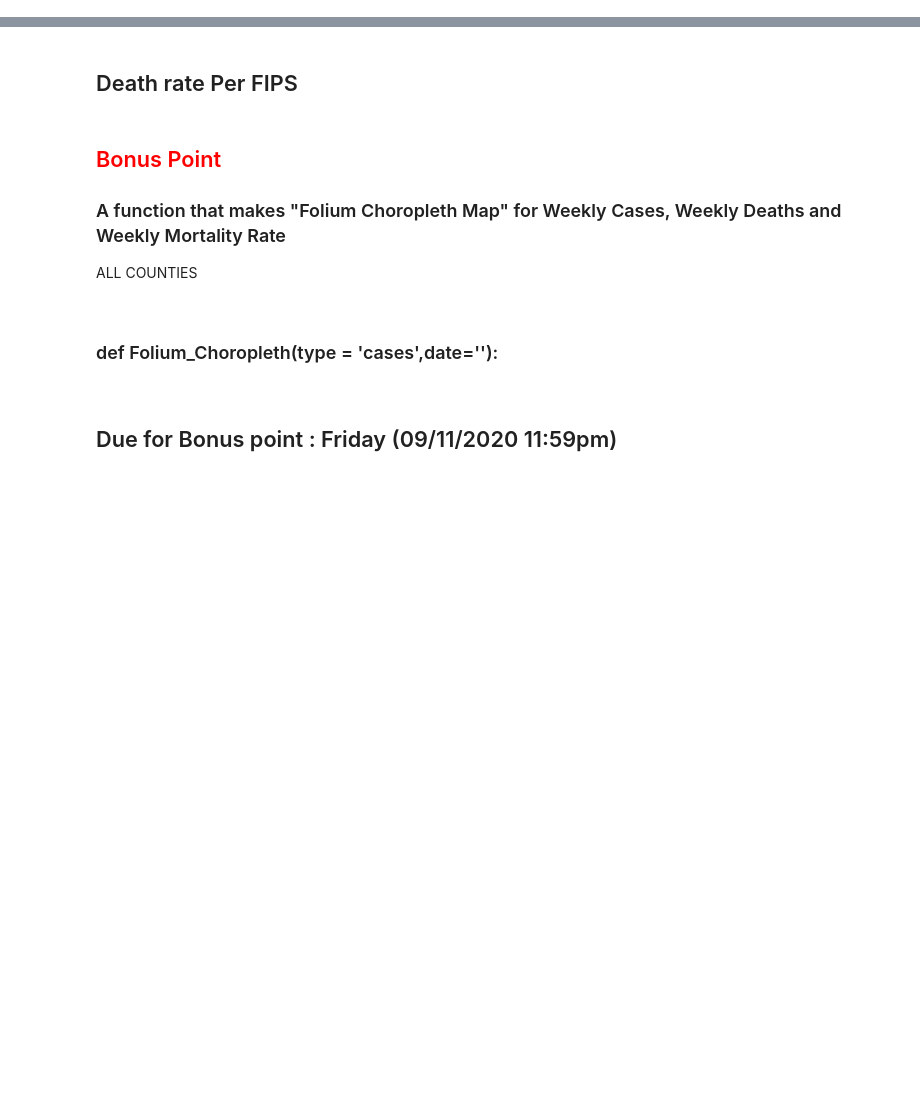
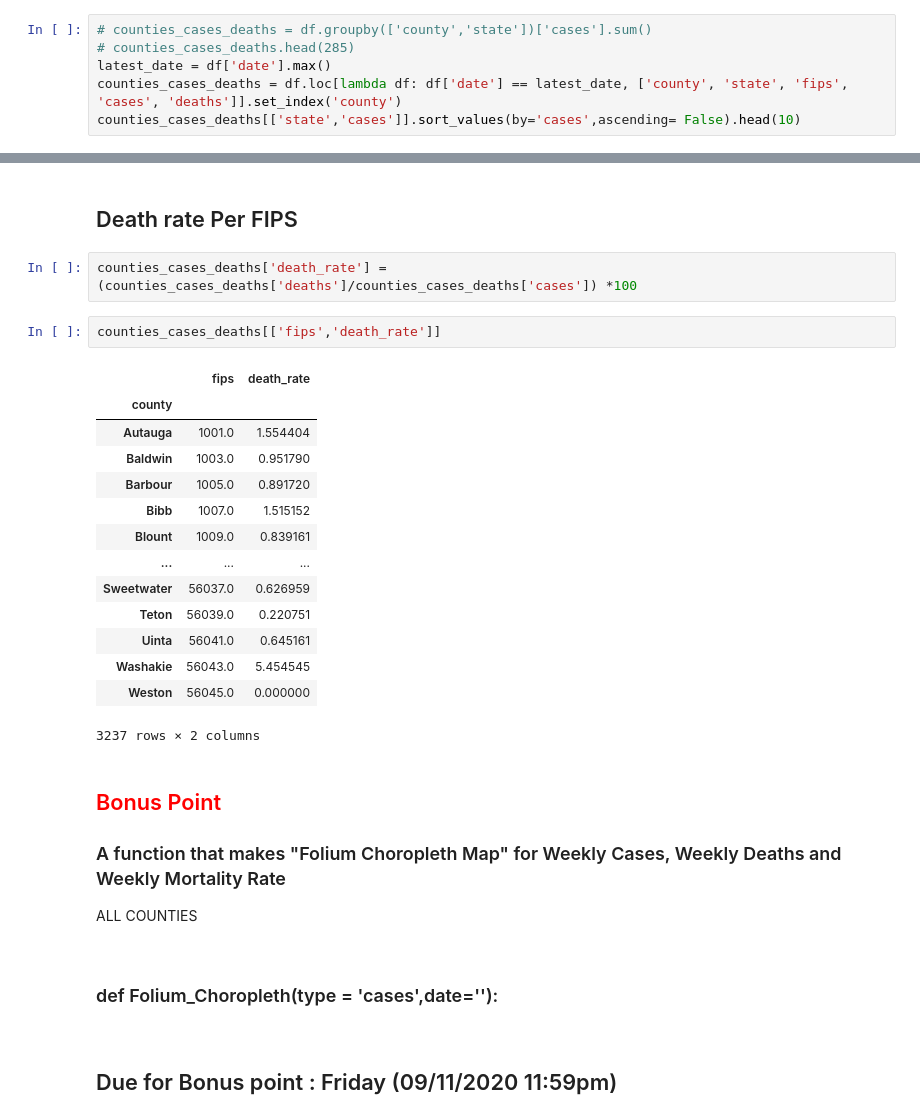
Before and after one commit to pardeep0161/DataVizFall2020_Colab, a Jupyter notebook: Class_Activity_Lec03.ipynb, the cells around one changed output, grey strips where cells are left out. Drawn from its saved outputs; the diff is of its cells as text; blank space fills up the shorter version.

````diff
--- a/Class_Activity_Lec03.ipynb
+++ b/Class_Activity_Lec03.ipynb
@@ -71,3 +100,9 @@ ADD CODE HERE - (4)
 ```
 # This is formatted as code
 ```
+# %%
+# counties_cases_deaths = df.groupby(['county','state'])['cases'].sum()
+# counties_cases_deaths.head(285)
+latest_date = df['date'].max()
+counties_cases_deaths = df.loc[lambda df: df['date'] == latest_date, ['county', 'state', 'fips', 'cases', 'deaths']].set_index('county')
+counties_cases_deaths[['state','cases']].sort_values(by='cases',ascending= False).head(10)
@@ -74,5 +137,24 @@ ADD CODE HERE - (4)
 # %% [markdown]
 ## Death rate Per FIPS
+# %%
+counties_cases_deaths['death_rate'] = (counties_cases_deaths['deaths']/counties_cases_deaths['cases']) *100
+# %%
+counties_cases_deaths[['fips','death_rate']]
+# %% [output]
+|  | fips | death_rate |
+| county |  |  |
+| Autauga | 1001.0 | 1.554404 |
+| Baldwin | 1003.0 | 0.951790 |
+| Barbour | 1005.0 | 0.891720 |
+| Bibb | 1007.0 | 1.515152 |
+| Blount | 1009.0 | 0.839161 |
+| ... | ... | ... |
+| Sweetwater | 56037.0 | 0.626959 |
+| Teton | 56039.0 | 0.220751 |
+| Uinta | 56041.0 | 0.645161 |
+| Washakie | 56043.0 | 5.454545 |
+| Weston | 56045.0 | 0.000000 |
+3237 rows × 2 columns
 # %% [markdown]
 ## <font color = red> Bonus Point</font>
 
````
Also changed, not shown: parts of 12 cells of this notebook.
